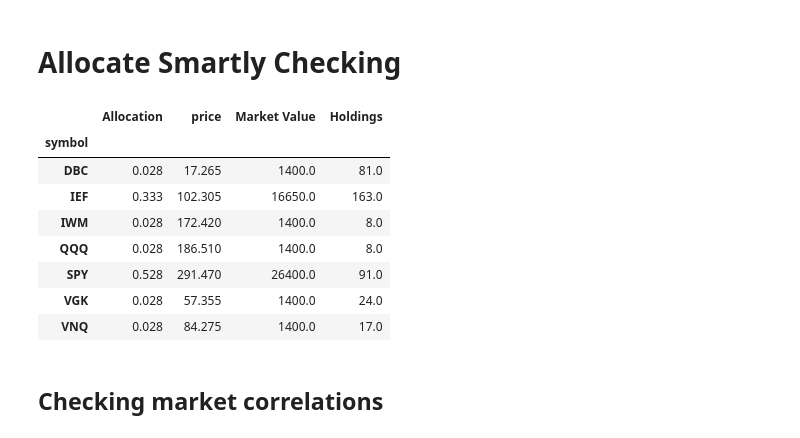
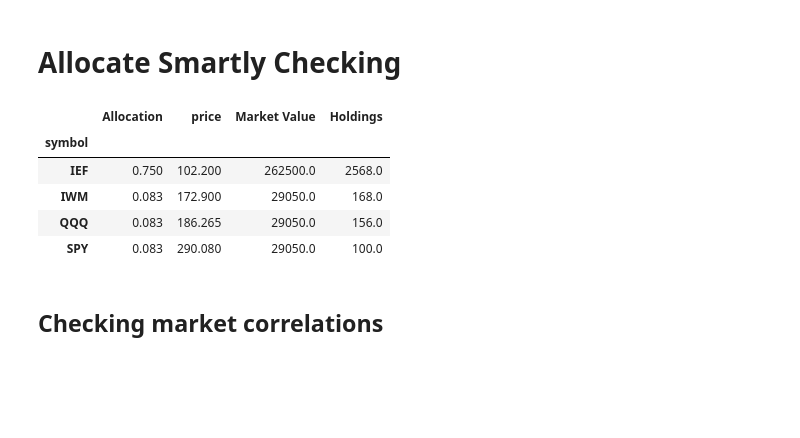
Before and after one commit to auto-d1dact/SPX-Put-Selling, a Jupyter notebook: Live Data Pulling/Options Pulling/Daily Trading.ipynb, the cells around one changed output. Drawn from its saved outputs; the diff is of its cells as text; code cells hidden in the pictures; blank space fills up the shorter version.

```diff
--- a/Live Data Pulling/Options Pulling/Daily Trading.ipynb
+++ b/Live Data Pulling/Options Pulling/Daily Trading.ipynb
@@ -50,29 +50,26 @@ import time
 # %%
 # Short Call Assignment Price - 287.5
 
-portfolio_value = 50000
+portfolio_value = 350000
 
-as_lst = ['DBC','IEF','IWM','QQQ','SPY','VGK','VNQ']
-as_wgt = [0.028, 0.333, 0.028, 0.028, 0.528, 0.028, 0.028]
+as_lst = ['IEF','IWM','QQQ','SPY']
+as_wgt = [0.75, 0.083, 0.083, 0.083]
 
 as_df = pd.DataFrame({'Allocation': as_wgt}, index = as_lst)
 curr_spot = curr_batch_quotes(as_lst)
 as_df = pd.concat([as_df,curr_spot[['price']]], axis = 1)
 
 as_df['Market Value'] = portfolio_value*as_df.Allocation
 as_df['Holdings'] = np.round(as_df['Market Value']/as_df.price,0)
 
 as_df
 # %% [output]
 |  | Allocation | price | Market Value | Holdings |
 | symbol |  |  |  |  |
-| DBC | 0.028 | 17.265 | 1400.0 | 81.0 |
-| IEF | 0.333 | 102.305 | 16650.0 | 163.0 |
-| IWM | 0.028 | 172.420 | 1400.0 | 8.0 |
-| QQQ | 0.028 | 186.510 | 1400.0 | 8.0 |
-| SPY | 0.528 | 291.470 | 26400.0 | 91.0 |
-| VGK | 0.028 | 57.355 | 1400.0 | 24.0 |
-| VNQ | 0.028 | 84.275 | 1400.0 | 17.0 |
+| IEF | 0.750 | 102.200 | 262500.0 | 2568.0 |
+| IWM | 0.083 | 172.900 | 29050.0 | 168.0 |
+| QQQ | 0.083 | 186.265 | 29050.0 | 156.0 |
+| SPY | 0.083 | 290.080 | 29050.0 | 100.0 |
 # %% [markdown]
 ## Checking market correlations
 # %%
```
Also changed, not shown: parts of 1 cell of this notebook, 8 other files.
